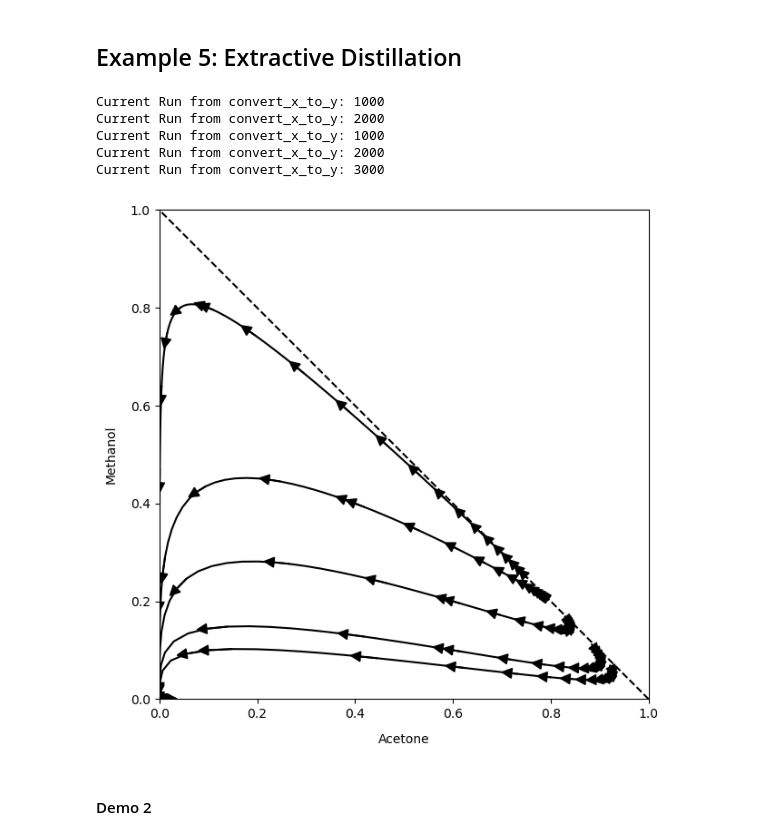
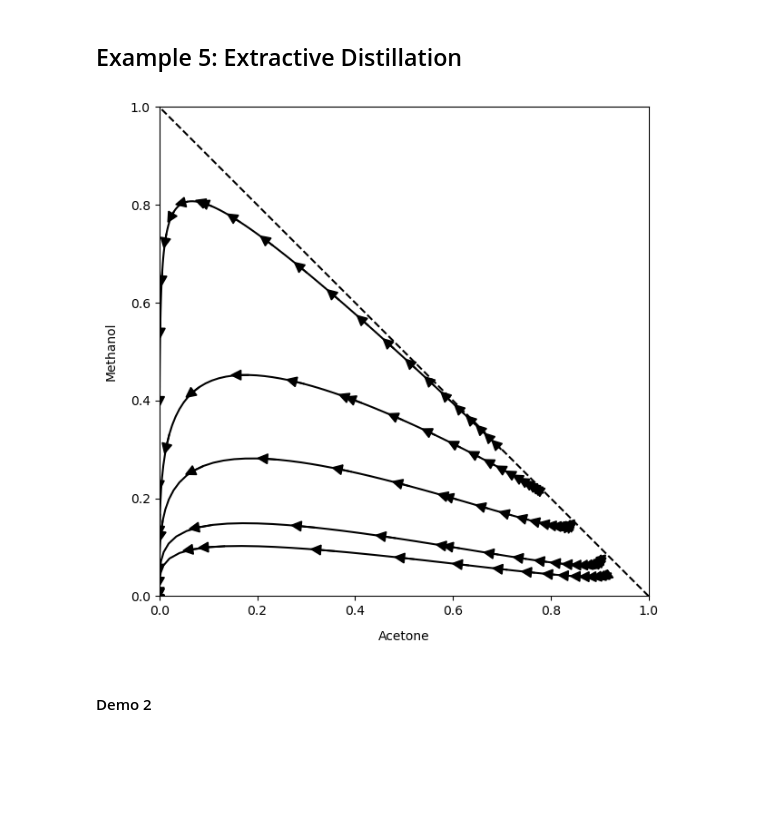
Before and after one commit to AMKCode/ExtractiveDistillationSimulator, a Jupyter notebook: src/Example5.ipynb, the cells around one changed output. Drawn from its saved outputs; the diff is of its cells as text; code cells hidden in the pictures; blank space fills up the shorter version.

Commit message:
corrected residue curves

```diff
--- a/src/Example5.ipynb
+++ b/src/Example5.ipynb
@@ -49,23 +49,18 @@ AceMethWaterSys = VanLaarModel(num_comp = 3, P_sys = P_sys, A_coeff = A_ij, comp
 # %%
 out_residue = Output()
 rcm = residue_curve(AceMethWaterSys)
 fig, ax = plt.subplots(1,1,figsize= (7,7))
-rcm.plot_residue_curve_int(ax, data_points = None,
-                                   init_comps = [
-                                                 np.array([0.4,0.4,0.2]),
-                                                 np.array([0.6,0.2,0.2]),
-                                                 np.array([0.6,0.1,0.3]),
-                                                 np.array([0.1,0.8,0.1]),
-                                                 np.array([0.1,0.1,0.8])
-                                                 ])
+rcm.plot_residue_curve_int(ax, [0,7],data_points = 100,
+                            init_comps = [
+                                            np.array([0.4,0.4,0.2]),
+                                            np.array([0.6,0.2,0.2]),
+                                            np.array([0.6,0.1,0.3]),
+                                            np.array([0.1,0.8,0.1]),
+                                            np.array([0.1,0.1,0.8])
+                                            ])
 plt.show()
 # %% [output]
-Current Run from convert_x_to_y: 1000
-Current Run from convert_x_to_y: 2000
-Current Run from convert_x_to_y: 1000
-Current Run from convert_x_to_y: 2000
-Current Run from convert_x_to_y: 3000
-[figure, old version]
+[figure, new version]
 # %% [markdown]
 #### Demo 2
 # %%
```
Also changed, not shown: 4 other files.
